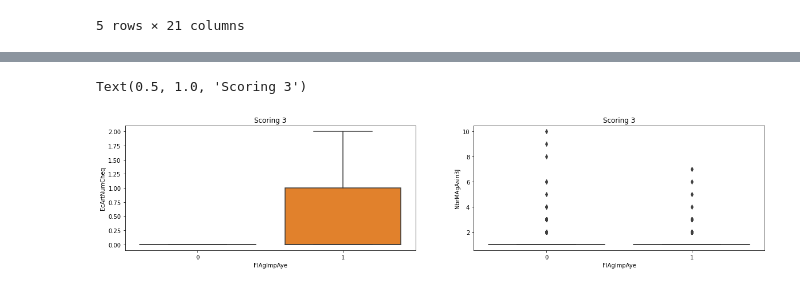
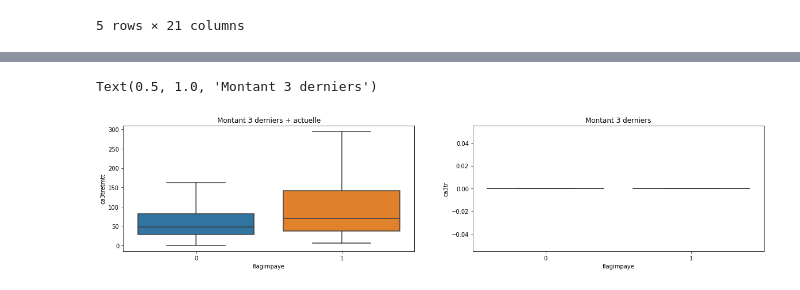
Before and after one commit to juan-kabbali/fraud-detection, a Jupyter notebook: main.ipynb, the cells around one changed output, grey strips where cells are left out. Drawn from its saved outputs; the diff is of its cells as text; code cells hidden in the pictures.

```diff
--- a/main.ipynb
+++ b/main.ipynb
@@ -8,16 +8,16 @@ from imblearn.under_sampling import TomekLinks
 # %% [markdown]
 # Data exploration
 # %%
-df = pd.read_csv("data/test.txt", sep=";", decimal=',')
+df = pd.read_csv("data/light_train.csv", sep=";", decimal=',')
 
 print("ROWS:", df.shape[0], "COLUMNS: ", df.shape[1], "\n")
 
 # set the correct typing to columns
-df['MontAnt'] = pd.to_numeric(df['MontAnt'], downcast='float')
-df['DAteTrAnsAction'] = pd.to_datetime(df['DAteTrAnsAction'])
+df['montant'] = pd.to_numeric(df['montant'], downcast='float')
+df['datetransaction'] = pd.to_datetime(df['datetransaction'])
 
 # useless columns
-df.drop(['ZIBZIN', 'IDAvisAutorisAtionCheque'], axis=1, inplace=True)
+df.drop(['zibzin', 'idavisautorisationcheque'], axis=1, inplace=True)
 
 print("DATA TYPING: ")
 print(df.dtypes, "\n")
@@ -160,11 +198,10 @@ Text(0.5, 1.0, 'Scoring 3')
 # %%
 f, axes = plt.subplots(ncols=2, figsize=(20,4))
+sns.boxplot(data=df, x="flagimpaye", y="ca3tretmtt", showfliers=False, ax=axes[0])
+axes[0].set_title("Montant 3 derniers + actuelle")
 
-sns.boxplot(data=df, x="FlAgImpAye", y="EcArtNumCheq", showfliers=False, ax=axes[0])
-axes[0].set_title("Scoring 3")
-
-sns.boxplot(data=df, x="FlAgImpAye", y="NbrMAgAsin3J", showfliers=True, ax=axes[1])
-axes[1].set_title("Scoring 3")
+sns.boxplot(data=df, x="flagimpaye", y="ca3tr", showfliers=False, ax=axes[1])
+axes[1].set_title("Montant 3 derniers")
 # %% [output]
-Text(0.5, 1.0, 'Scoring 3')
+Text(0.5, 1.0, 'Montant 3 derniers')
-[figure, old version]
+[figure, new version]
```
Also changed, not shown: parts of 17 cells of this notebook.
